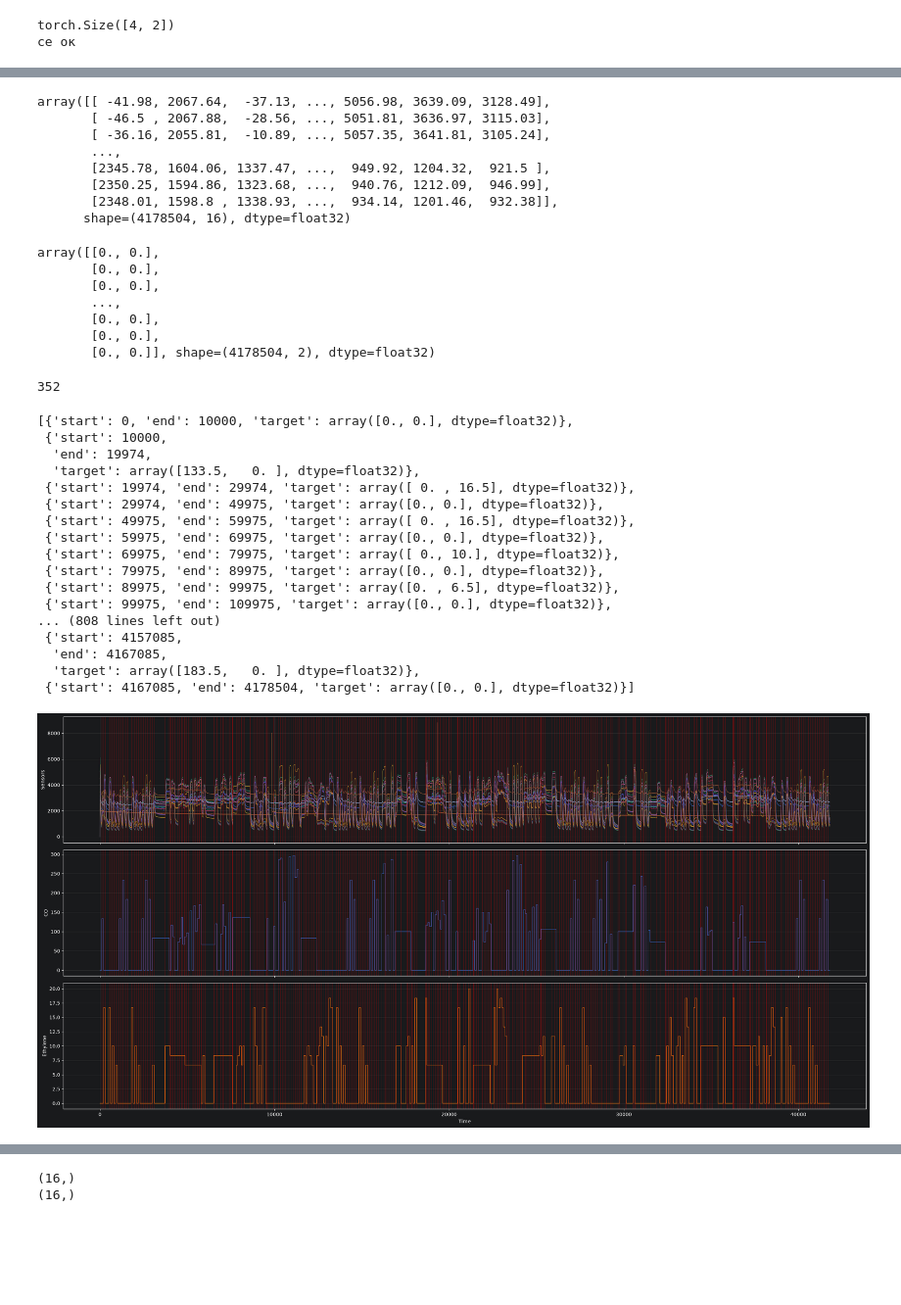
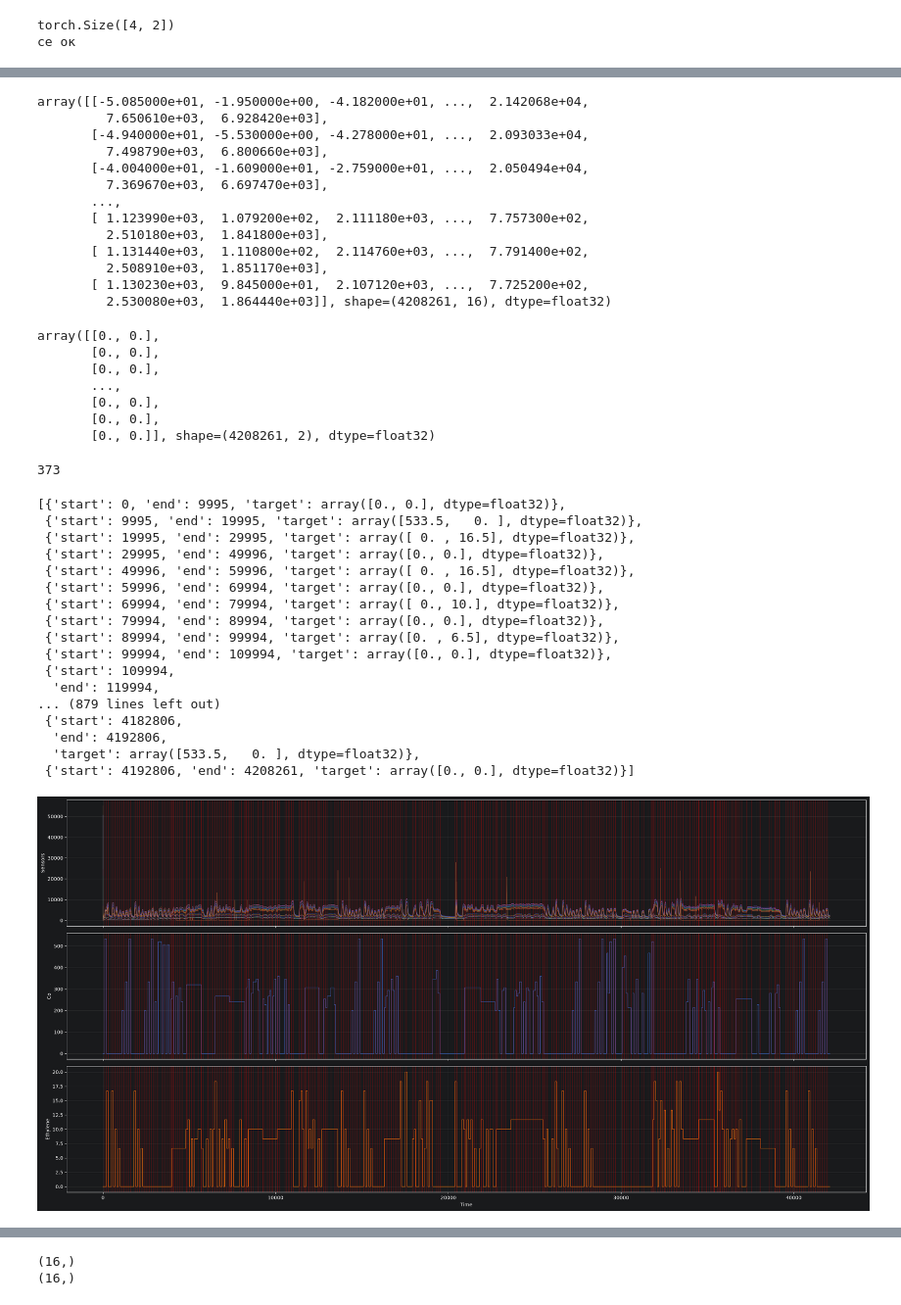
Before and after one commit to GaleevArslanDev/DySiG, a Jupyter notebook: lstm.ipynb, the cells around one changed output, grey strips where cells are left out. Shown at 98% size. Cells and saved outputs as stored; diff of their text form; code cells hidden in the pictures; blank space fills up the shorter version.

```diff
--- a/lstm.ipynb
+++ b/lstm.ipynb
@@ -37,3 +39,5 @@ PATH = "../Datasets/UCI Dynamic Gas Mixtures"
+# %%
+name = "Co"
 # %%
 import torch
 import torch.nn as nn
@@ -86,7 +112,7 @@ print("се ок")
 torch.Size([4, 2])
 се ок
 # %%
-X = pd.read_csv(PATH + "/ethylene_methane.txt", sep=r'\s+', skiprows=1, names=['Time', 'Co', 'Ethylene'] + [f's{i}' for i in range(1, 17)])
+X = pd.read_csv(PATH + f"/ethylene_{name.lower()}.txt", sep=r'\s+', skiprows=1, names=['Time', name, 'Ethylene'] + [f's{i}' for i in range(1, 17)])
 # %%
 X
 # %% [output]
@@ -106,18 +132,23 @@ X
 # %%
 time = X["Time"].to_numpy()
-y = X[["Co", "Ethylene"]].to_numpy(dtype=np.float32)
+y = X[[name, "Ethylene"]].to_numpy(dtype=np.float32)
 X = X[[f"s{i}" for i in range(1, 17)]].to_numpy(dtype=np.float32)
 # %%
 X
 # %% [output]
-array([[ -41.98, 2067.64,  -37.13, ..., 5056.98, 3639.09, 3128.49],
-       [ -46.5 , 2067.88,  -28.56, ..., 5051.81, 3636.97, 3115.03],
-       [ -36.16, 2055.81,  -10.89, ..., 5057.35, 3641.81, 3105.24],
+array([[-5.085000e+01, -1.950000e+00, -4.182000e+01, ...,  2.142068e+04,
+         7.650610e+03,  6.928420e+03],
+       [-4.940000e+01, -5.530000e+00, -4.278000e+01, ...,  2.093033e+04,
+         7.498790e+03,  6.800660e+03],
+       [-4.004000e+01, -1.609000e+01, -2.759000e+01, ...,  2.050494e+04,
+         7.369670e+03,  6.697470e+03],
        ...,
-       [2345.78, 1604.06, 1337.47, ...,  949.92, 1204.32,  921.5 ],
-       [2350.25, 1594.86, 1323.68, ...,  940.76, 1212.09,  946.99],
-       [2348.01, 1598.8 , 1338.93, ...,  934.14, 1201.46,  932.38]],
-      shape=(4178504, 16), dtype=float32)
+       [ 1.123990e+03,  1.079200e+02,  2.111180e+03, ...,  7.757300e+02,
+         2.510180e+03,  1.841800e+03],
+       [ 1.131440e+03,  1.110800e+02,  2.114760e+03, ...,  7.791400e+02,
+         2.508910e+03,  1.851170e+03],
+       [ 1.130230e+03,  9.845000e+01,  2.107120e+03, ...,  7.725200e+02,
+         2.530080e+03,  1.864440e+03]], shape=(4208261, 16), dtype=float32)
 # %%
 y
 # %% [output]
@@ -127,7 +158,7 @@ array([[0., 0.],
        ...,
        [0., 0.],
        [0., 0.],
-       [0., 0.]], shape=(4178504, 2), dtype=float32)
+       [0., 0.]], shape=(4208261, 2), dtype=float32)
 # %%
 def find_segments(target):
     changed = np.any(target[1:] != target[:-1], axis=1)
@@ -158,27 +189,27 @@ segments = find_segments(y_clean)
 # %%
 len(segments)
 # %% [output]
-352
+373
 # %%
 segments
 # %% [output]
-[{'start': 0, 'end': 10000, 'target': array([0., 0.], dtype=float32)},
- {'start': 10000,
-  'end': 19974,
-  'target': array([133.5,   0. ], dtype=float32)},
- {'start': 19974, 'end': 29974, 'target': array([ 0. , 16.5], dtype=float32)},
- {'start': 29974, 'end': 49975, 'target': array([0., 0.], dtype=float32)},
- {'start': 49975, 'end': 59975, 'target': array([ 0. , 16.5], dtype=float32)},
- {'start': 59975, 'end': 69975, 'target': array([0., 0.], dtype=float32)},
- {'start': 69975, 'end': 79975, 'target': array([ 0., 10.], dtype=float32)},
- {'start': 79975, 'end': 89975, 'target': array([0., 0.], dtype=float32)},
- {'start': 89975, 'end': 99975, 'target': array([0. , 6.5], dtype=float32)},
- {'start': 99975, 'end': 109975, 'target': array([0., 0.], dtype=float32)},
-... (808 lines left out)
- {'start': 4157085,
-  'end': 4167085,
-  'target': array([183.5,   0. ], dtype=float32)},
- {'start': 4167085, 'end': 4178504, 'target': array([0., 0.], dtype=float32)}]
+[{'start': 0, 'end': 9995, 'target': array([0., 0.], dtype=float32)},
+ {'start': 9995, 'end': 19995, 'target': array([533.5,   0. ], dtype=float32)},
+ {'start': 19995, 'end': 29995, 'target': array([ 0. , 16.5], dtype=float32)},
+ {'start': 29995, 'end': 49996, 'target': array([0., 0.], dtype=float32)},
+ {'start': 49996, 'end': 59996, 'target': array([ 0. , 16.5], dtype=float32)},
+ {'start': 59996, 'end': 69994, 'target': array([0., 0.], dtype=float32)},
+ {'start': 69994, 'end': 79994, 'target': array([ 0., 10.], dtype=float32)},
+ {'start': 79994, 'end': 89994, 'target': array([0., 0.], dtype=float32)},
+ {'start': 89994, 'end': 99994, 'target': array([0. , 6.5], dtype=float32)},
+ {'start': 99994, 'end': 109994, 'target': array([0., 0.], dtype=float32)},
+ {'start': 109994,
+  'end': 119994,
+... (879 lines left out)
+ {'start': 4182806,
+  'end': 4192806,
+  'target': array([533.5,   0. ], dtype=float32)},
+ {'start': 4192806, 'end': 4208261, 'target': array([0., 0.], dtype=float32)}]
 # %%
 plot_step = 100
 
@@ -189,35 +220,35 @@ axes[0].plot(
         X[::plot_step],
     linewidth=0.5,
     alpha=0.7,
 )
 axes[0].set_ylabel("Sensors")
 
 axes[1].plot(
     time[::plot_step],
     y[::plot_step, 0],
     linewidth=0.8,
 )
-axes[1].set_ylabel("CO")
+axes[1].set_ylabel(name)
 
 axes[2].plot(
     time[::plot_step],
     y[::plot_step, 1],
     color="tab:orange",
     linewidth=0.8,
 )
 axes[2].set_ylabel("Ethylene")
 axes[2].set_xlabel("Time")
 
 for segment in segments[1:]:
     boundary_time = time[segment["start"]]
     for ax in axes:
         ax.axvline(boundary_time, color="red", linewidth=0.5, alpha=0.5)
         ax.grid(alpha=0.2)
 
 plt.tight_layout()
 plt.show()
 # %% [output]
-[figure, old version]
+[figure, new version]
 # %%
 def make_window_indices(segments, window_size=5000, stride=100):
     samples = []
```
Also changed, not shown: parts of 19 cells of this notebook, 14 other files.
